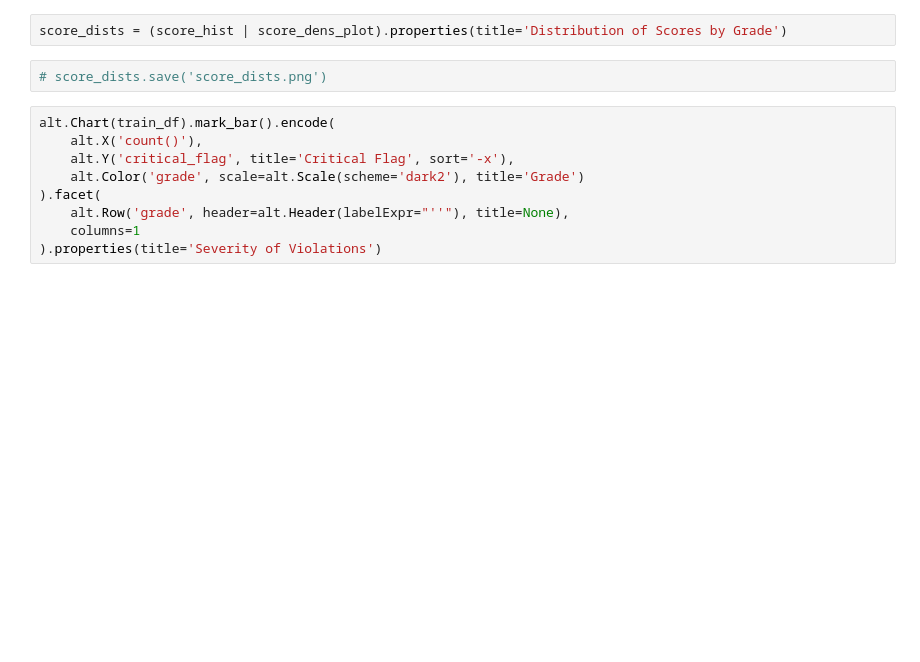
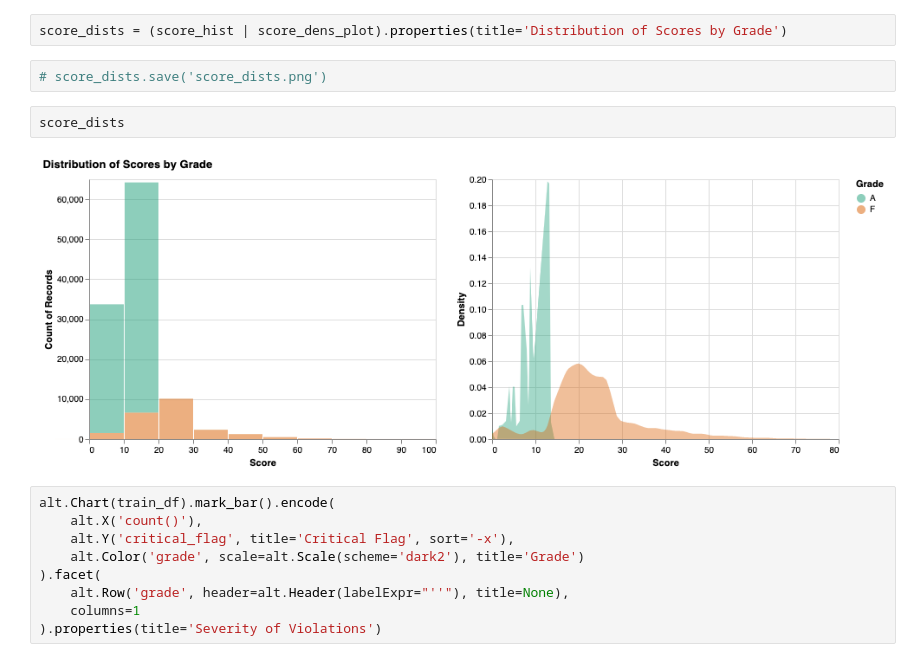
Before and after one commit to UBC-MDS/newyork_restaurant_grading, a Jupyter notebook: src/nyc_rest_eda.ipynb, the cells around one changed output. Cells and saved outputs as stored; diff of their text form; blank space fills up the shorter version.

```diff
--- a/src/nyc_rest_eda.ipynb
+++ b/src/nyc_rest_eda.ipynb
@@ -97,6 +97,10 @@ score_dens_plot = (
 score_dists = (score_hist | score_dens_plot).properties(title='Distribution of Scores by Grade')
 # %%
 # score_dists.save('score_dists.png')
+# %%
+score_dists
+# %% [output]
+[figure, added]
 # %%
 alt.Chart(train_df).mark_bar().encode(
     alt.X('count()'),
```
Also changed, not shown: parts of 4 cells of this notebook, 2 other files.
